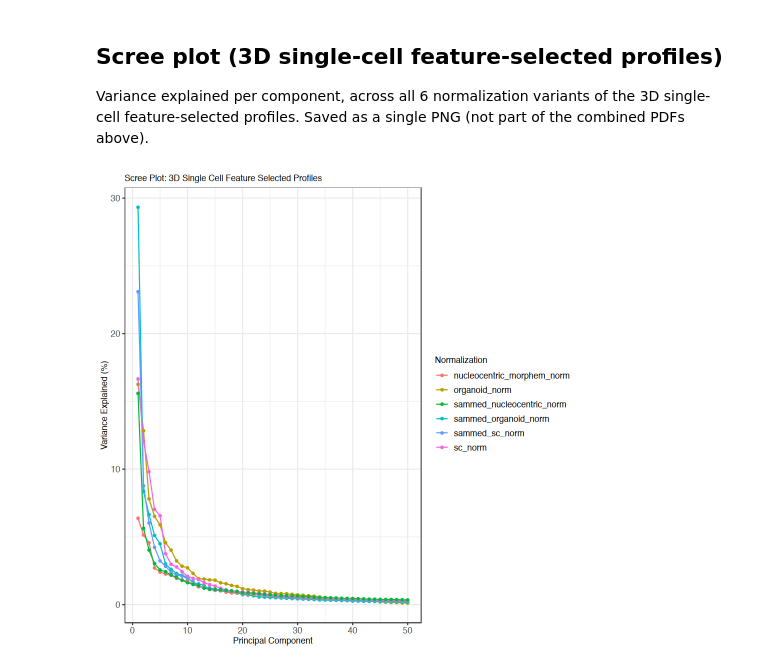
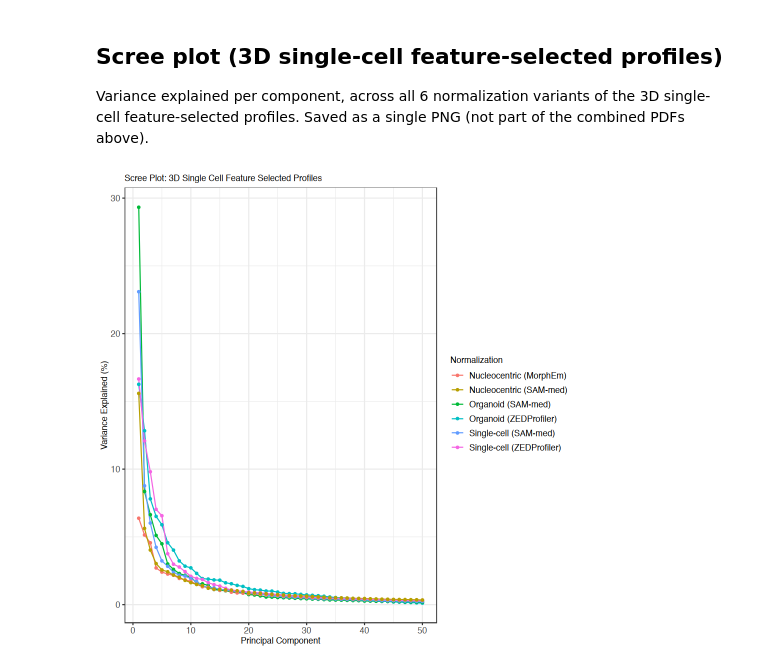
Before and after one commit to WayScience/NF1_organoid_profile_analysis, a Jupyter notebook: 1.EDA/notebooks/3.plot_pca.ipynb, the cells around one changed output. Cells and saved outputs as stored; diff of their text form; code cells hidden in the pictures.

Commit message:
lookup table and title nitpicks

```diff
--- a/1.EDA/notebooks/3.plot_pca.ipynb
+++ b/1.EDA/notebooks/3.plot_pca.ipynb
@@ -378,7 +378,7 @@ for (norm_profile in normalized_profiles) {
         df$Metadata_Biology_TumorType <- tumor_type_lookup[df$Metadata_Biology_PatientTumor]
 
         explained_variance_df <- arrow::read_parquet(explained_variance_file_path)
-        title <- paste0("All patients: 3D (", norm_profile, ") ", profile$label, " Profiles")
+        title <- paste0("All patients: 3D ", normalization_variant_labels[[norm_profile]], " ", profile$label, " Profiles")
 
         page_key <- paste0(norm_profile, "_", profile$suffix)
 
@@ -428,32 +428,32 @@ for (norm_profile in normalized_profiles) {
     explained_variance_file_path <- file.path(pca_results_dir, explained_variance_file_name)
 
     if (!file.exists(explained_variance_file_path)) {
         cat("Missing file, skipping:", explained_variance_file_path, "\n")
         next
     }
 
     ev_df <- arrow::read_parquet(explained_variance_file_path)
     n_components <- ncol(ev_df)
     scree_df_list[[norm_profile]] <- data.frame(
         component = seq_len(n_components),
         variance_explained = as.numeric(ev_df[1, ]) * 100,
-        norm_profile = norm_profile
+        norm_profile = normalization_variant_labels[[norm_profile]]
     )
 }
 scree_df <- do.call(rbind, scree_df_list)
 
 scree_plot <- ggplot(scree_df, aes(x = component, y = variance_explained, color = norm_profile)) +
     geom_line() +
     geom_point(size = 1) +
     labs(
         title = "Scree Plot: 3D Single Cell Feature Selected Profiles",
         x = "Principal Component",
         y = "Variance Explained (%)",
         color = "Normalization"
     ) +
     theme_manuscript(base_size = 10)
 
 ggsave(scree_plot, filename = file.path(figures_path, "3D_scfs_scree_plot.png"), width = 8, height = 6, dpi = 300)
 scree_plot
 # %% [output]
-[figure, old version]
+[figure, new version]
```
Also changed, not shown: 4 other files.
